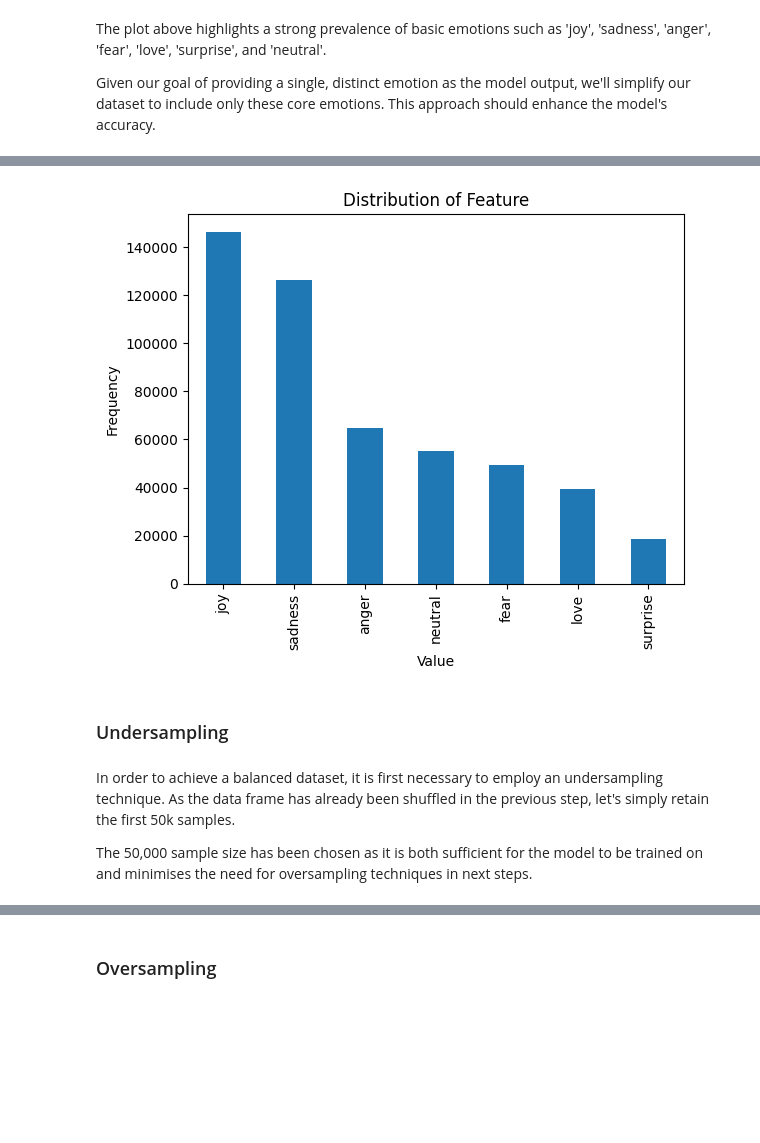
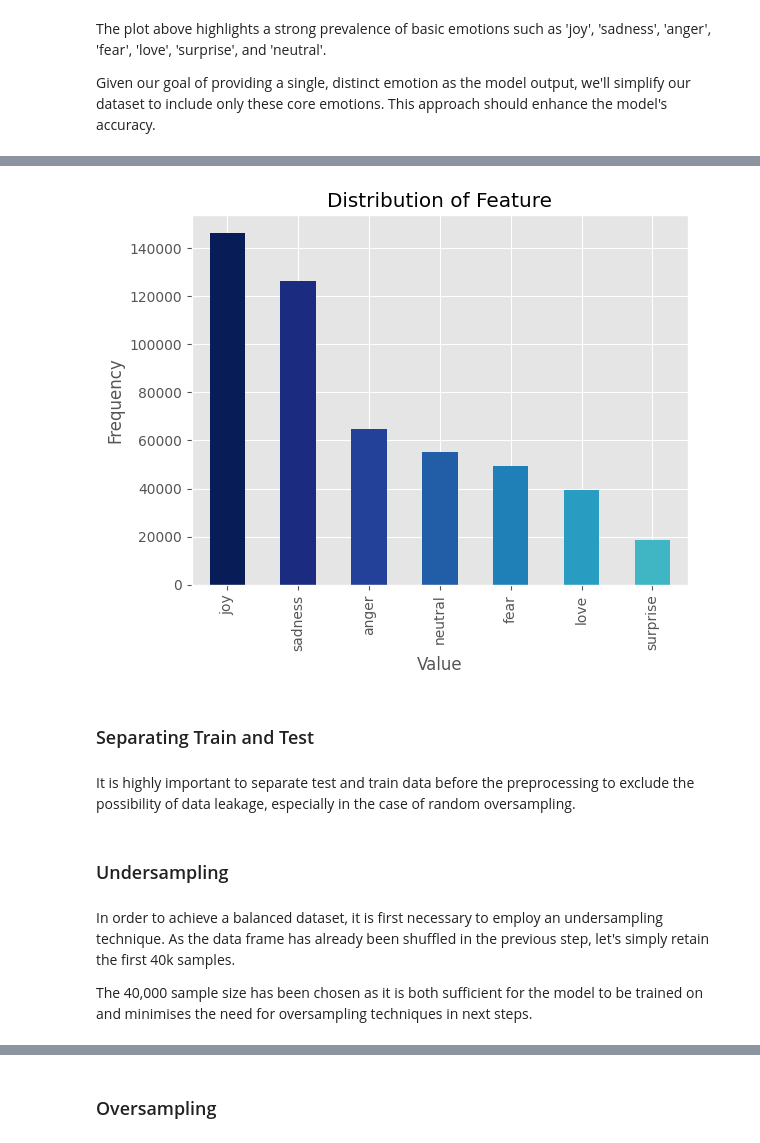
Before and after one commit to anyaachan/EmotionRecognition, a Jupyter notebook: notebooks/data_exploration.ipynb, the cells around one changed output, grey strips where cells are left out. Cells and saved outputs as stored; diff of their text form; code cells hidden in the pictures; blank space fills up the shorter version.

```diff
--- a/notebooks/data_exploration.ipynb
+++ b/notebooks/data_exploration.ipynb
@@ -149,7 +149,10 @@ for column in reddit_emotion_dataset.columns:
 emotions_count = pd.Series(emotions_count)
 emotions_count.sort_values(ascending=False, inplace=True)
 
-emotions_count.plot(kind='bar')
+plt.style.use('ggplot')
+colors = plt.cm.YlGnBu(np.linspace(1, 0.5, len(emotions_count)))
+emotions_count.plot(kind='bar', color=colors)
+
 plt.title('Distribution of Feature')
 plt.xlabel('Value')
 plt.ylabel('Frequency')
@@ -195,11 +198,13 @@ As can be seen from the barchart below, the data is not balanced, with a clear p
 # %%
 emotions_count = twitter_df_01['label'].value_counts()
 
-# Plotting
-plt.figure(figsize=(10, 6))
-emotions_count.plot(kind='bar')
+plt.style.use('ggplot')
+colors = plt.cm.YlGnBu(np.linspace(1, 0.5, len(emotions_count)))
+emotions_count.plot(kind='bar', color=colors)
+
 plt.title('Distribution of Emotions in Dataset')
-plt.xlabel('Emotion')
+plt.xlabel('Label')
 plt.ylabel('Frequency')
+plt.xticks(rotation=45, fontsize=12)
 plt.show()
 # %% [output]
@@ -234,8 +239,10 @@ This dataset does not include a 'neutral' emotion and has a large number of entr
 emotions_count = twitter_df_02['label'].value_counts()
 
 # Plotting
-plt.figure(figsize=(10, 6))
-emotions_count.plot(kind='bar')
+plt.style.use('ggplot')
+colors = plt.cm.YlGnBu(np.linspace(1, 0.5, len(emotions_count)))
+emotions_count.plot(kind='bar', color=colors)
+
 plt.title('Distribution of Emotions in Dataset')
 plt.xlabel('Emotion')
 plt.ylabel('Frequency')
@@ -268,7 +275,10 @@ emotion_df
 # %%
 emotions_count = emotion_df['label'].value_counts()
 
-emotions_count.plot(kind='bar')
+plt.style.use('ggplot')
+colors = plt.cm.YlGnBu(np.linspace(1, 0.5, len(emotions_count)))
+emotions_count.plot(kind='bar', color=colors)
+
 plt.title('Distribution of Feature')
 plt.xlabel('Value')
 plt.ylabel('Frequency')
@@ -300,10 +310,17 @@ emotion_df
 # %%
 emotions_count = emotion_df['label'].value_counts()
 
-emotions_count.plot(kind='bar')
+plt.style.use('ggplot')
+colors = plt.cm.YlGnBu(np.linspace(1, 0.5, len(emotions_count)))
+emotions_count.plot(kind='bar', color=colors)
+
 plt.title('Distribution of Feature')
 plt.xlabel('Value')
 plt.ylabel('Frequency')
 plt.show()
 # %% [output]
-[figure, old version]
+[figure, new version]
+# %% [markdown]
+### Separating Train and Test
+# %% [markdown]
+It is highly important to separate test and train data before the preprocessing to exclude the possibility of data leakage, especially in the case of random oversampling.
@@ -310,7 +331,7 @@ plt.show()
 # %% [markdown]
 ### Undersampling
 # %% [markdown]
-In order to achieve a balanced dataset, it is first necessary to employ an undersampling technique. As the data frame has already been shuffled in the previous step, let's simply retain the first 50k samples.
+In order to achieve a balanced dataset, it is first necessary to employ an undersampling technique. As the data frame has already been shuffled in the previous step, let's simply retain the first 40k samples.
 
-The 50,000 sample size has been chosen as it is both sufficient for the model to be trained on and minimises the need for oversampling techniques in next steps.
+The 40,000 sample size has been chosen as it is both sufficient for the model to be trained on and minimises the need for oversampling techniques in next steps.
 # %%
```
Also changed, not shown: parts of 46 cells of this notebook, 5 other files.
